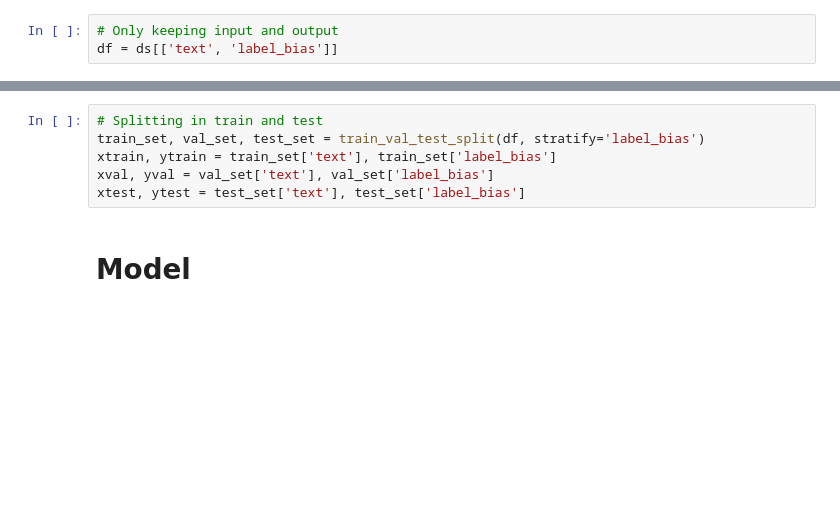
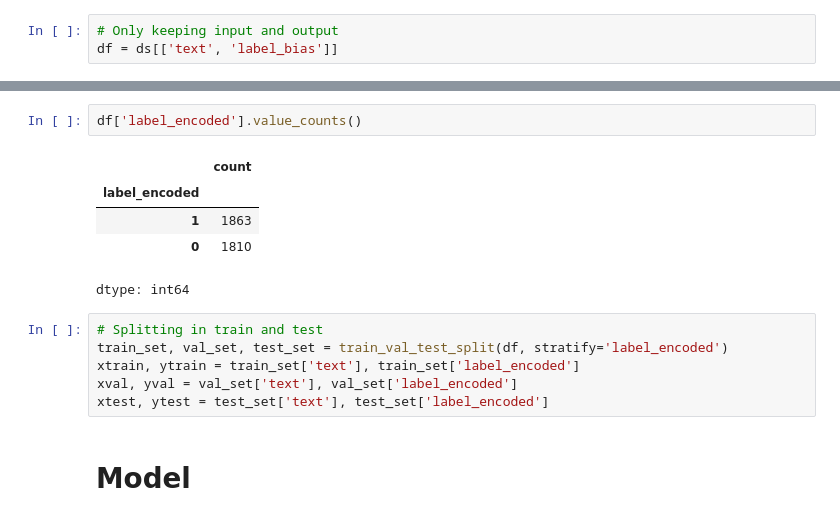
Before and after one commit to jeelfaldu7/may_code_jam_pudding, a Jupyter notebook: code_jam_may25.ipynb, the cells around one changed output, grey strips where cells are left out. Saved outputs shown, nothing was run; the diff lists cells and outputs as text; blank space fills up the shorter version.

```diff
--- a/code_jam_may25.ipynb
+++ b/code_jam_may25.ipynb
@@ -165,8 +170,16 @@ df = ds[['text', 'label_bias']]
+# %%
+df['label_encoded'].value_counts()
+# %% [output]
+|  | count |
+| label_encoded |  |
+| 1 | 1863 |
+| 0 | 1810 |
+dtype: int64
 # %%
 # Splitting in train and test
-train_set, val_set, test_set = train_val_test_split(df, stratify='label_bias')
-xtrain, ytrain = train_set['text'], train_set['label_bias']
-xval, yval = val_set['text'], val_set['label_bias']
-xtest, ytest = test_set['text'], test_set['label_bias']
+train_set, val_set, test_set = train_val_test_split(df, stratify='label_encoded')
+xtrain, ytrain = train_set['text'], train_set['label_encoded']
+xval, yval = val_set['text'], val_set['label_encoded']
+xtest, ytest = test_set['text'], test_set['label_encoded']
 # %% [markdown]
 # Model
```
Also changed, not shown: parts of 18 cells of this notebook.
